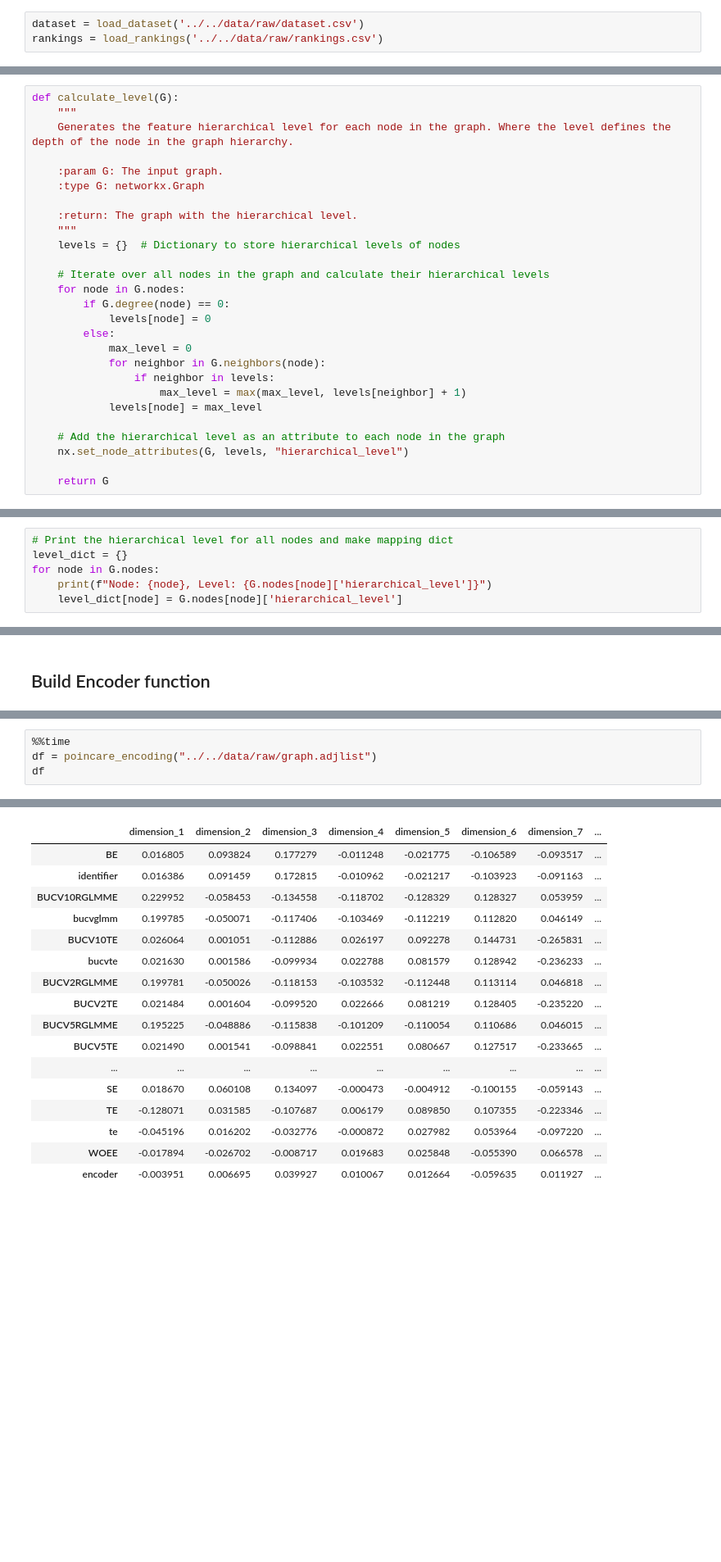
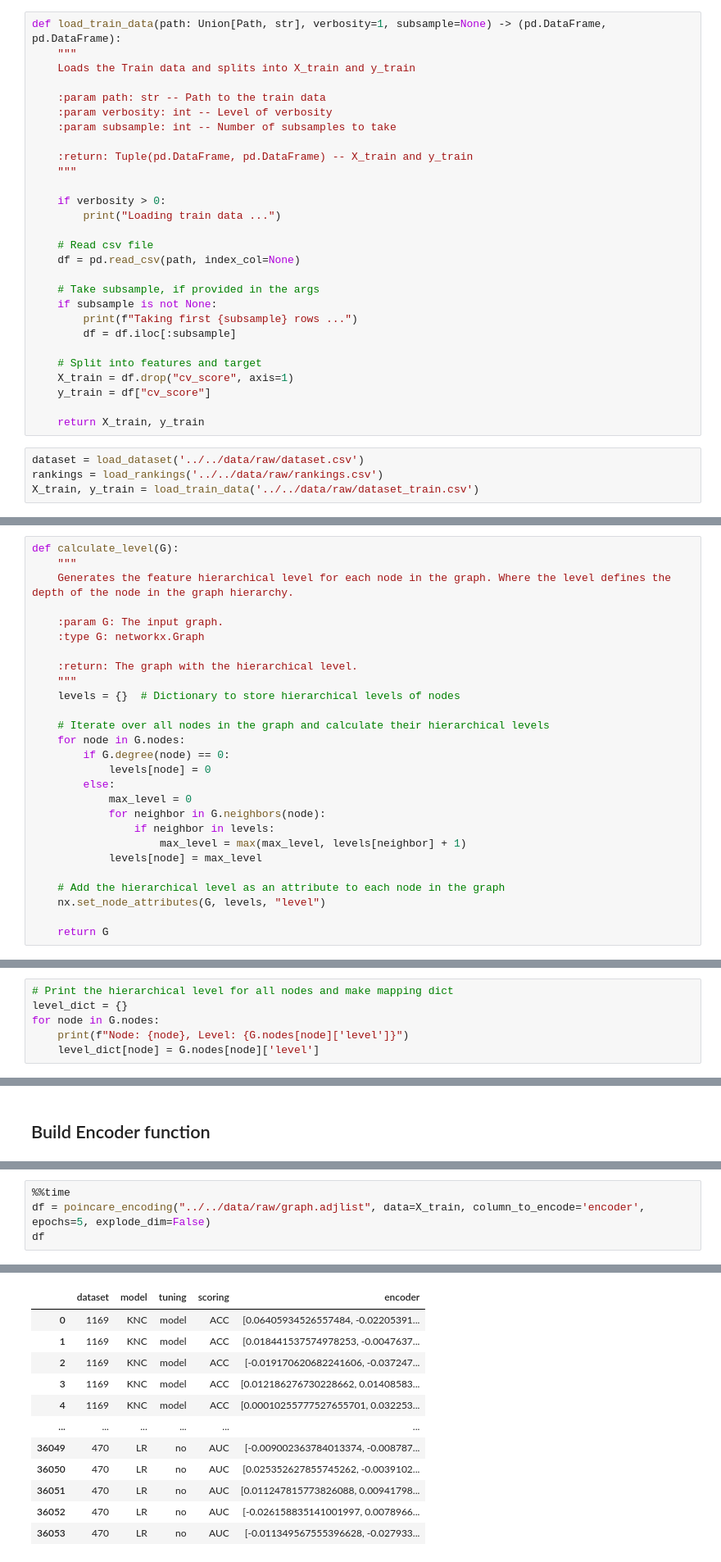
Before and after one commit to nina-prog/meta-learning-for-encoder-selection, a Jupyter notebook: notebooks/week09/week09-encoding-of-encoders.ipynb, the cells around one changed output, grey strips where cells are left out. Shown at 82% size. Cells and saved outputs as stored; diff of their text form; blank space fills up the shorter version.

```diff
--- a/notebooks/week09/week09-encoding-of-encoders.ipynb
+++ b/notebooks/week09/week09-encoding-of-encoders.ipynb
@@ -30,9 +29,38 @@ sns.set_palette(palette="Paired")
 np.random.seed(7)
 # %% [markdown]
 # Get data
+# %%
+def load_train_data(path: Union[Path, str], verbosity=1, subsample=None) -> (pd.DataFrame, pd.DataFrame):
+    """
+    Loads the Train data and splits into X_train and y_train
+
+    :param path: str -- Path to the train data
+    :param verbosity: int -- Level of verbosity
+    :param subsample: int -- Number of subsamples to take
+
+    :return: Tuple(pd.DataFrame, pd.DataFrame) -- X_train and y_train
+    """
+
+    if verbosity > 0:
+        print("Loading train data ...")
+
+    # Read csv file
+    df = pd.read_csv(path, index_col=None)
+
+    # Take subsample, if provided in the args
+    if subsample is not None:
+        print(f"Taking first {subsample} rows ...")
+        df = df.iloc[:subsample]
+
+    # Split into features and target
+    X_train = df.drop("cv_score", axis=1)
+    y_train = df["cv_score"]
+
+    return X_train, y_train
 # %%
 dataset = load_dataset('../../data/raw/dataset.csv')
 rankings = load_rankings('../../data/raw/rankings.csv')
+X_train, y_train = load_train_data('../../data/raw/dataset_train.csv')
 # %% [output]
 Loading data ...
 Loading rankings ...
@@ -89,7 +119,7 @@ def calculate_level(G):
             levels[node] = max_level
 
     # Add the hierarchical level as an attribute to each node in the graph
-    nx.set_node_attributes(G, levels, "hierarchical_level")
+    nx.set_node_attributes(G, levels, "level")
 
     return G
 # %%
@@ -99,8 +129,8 @@ G = calculate_level(G)
 # Print the hierarchical level for all nodes and make mapping dict
 level_dict = {}
 for node in G.nodes:
-    print(f"Node: {node}, Level: {G.nodes[node]['hierarchical_level']}")
-    level_dict[node] = G.nodes[node]['hierarchical_level']
+    print(f"Node: {node}, Level: {G.nodes[node]['level']}")
+    level_dict[node] = G.nodes[node]['level']
 # %% [output]
 Node: BE, Level: 0
 Node: identifier, Level: 1
@@ -300,5 +345,5 @@ def poincare_encoding(path_to_graph, encode_dim=None, epochs=10000, seed=7):
 # %%
 %%time
-df = poincare_encoding("../../data/raw/graph.adjlist")
+df = poincare_encoding("../../data/raw/graph.adjlist", data=X_train, column_to_encode='encoder', epochs=5, explode_dim=False)
 df
 # %% [output]
@@ -307,17 +352,12 @@ Wall time: 42 s
-|  | dimension_1 | dimension_2 | dimension_3 | dimension_4 | dimension_5 | dimension_6 | dimension_7 | ... |
-| BE | 0.016805 | 0.093824 | 0.177279 | -0.011248 | -0.021775 | -0.106589 | -0.093517 | ... |
-| identifier | 0.016386 | 0.091459 | 0.172815 | -0.010962 | -0.021217 | -0.103923 | -0.091163 | ... |
-| BUCV10RGLMME | 0.229952 | -0.058453 | -0.134558 | -0.118702 | -0.128329 | 0.128327 | 0.053959 | ... |
-| bucvglmm | 0.199785 | -0.050071 | -0.117406 | -0.103469 | -0.112219 | 0.112820 | 0.046149 | ... |
-| BUCV10TE | 0.026064 | 0.001051 | -0.112886 | 0.026197 | 0.092278 | 0.144731 | -0.265831 | ... |
-| bucvte | 0.021630 | 0.001586 | -0.099934 | 0.022788 | 0.081579 | 0.128942 | -0.236233 | ... |
-| BUCV2RGLMME | 0.199781 | -0.050026 | -0.118153 | -0.103532 | -0.112448 | 0.113114 | 0.046818 | ... |
-| BUCV2TE | 0.021484 | 0.001604 | -0.099520 | 0.022666 | 0.081219 | 0.128405 | -0.235220 | ... |
-| BUCV5RGLMME | 0.195225 | -0.048886 | -0.115838 | -0.101209 | -0.110054 | 0.110686 | 0.046015 | ... |
-| BUCV5TE | 0.021490 | 0.001541 | -0.098841 | 0.022551 | 0.080667 | 0.127517 | -0.233665 | ... |
-| ... | ... | ... | ... | ... | ... | ... | ... | ... |
-| SE | 0.018670 | 0.060108 | 0.134097 | -0.000473 | -0.004912 | -0.100155 | -0.059143 | ... |
-| TE | -0.128071 | 0.031585 | -0.107687 | 0.006179 | 0.089850 | 0.107355 | -0.223346 | ... |
-| te | -0.045196 | 0.016202 | -0.032776 | -0.000872 | 0.027982 | 0.053964 | -0.097220 | ... |
-| WOEE | -0.017894 | -0.026702 | -0.008717 | 0.019683 | 0.025848 | -0.055390 | 0.066578 | ... |
-| encoder | -0.003951 | 0.006695 | 0.039927 | 0.010067 | 0.012664 | -0.059635 | 0.011927 | ... |
+|  | dataset | model | tuning | scoring | encoder |
+| 0 | 1169 | KNC | model | ACC | [0.06405934526557484, -0.02205391... |
+| 1 | 1169 | KNC | model | ACC | [0.018441537574978253, -0.0047637... |
+| 2 | 1169 | KNC | model | ACC | [-0.019170620682241606, -0.037247... |
+| 3 | 1169 | KNC | model | ACC | [0.012186276730228662, 0.01408583... |
+| 4 | 1169 | KNC | model | ACC | [0.00010255777527655701, 0.032253... |
+| ... | ... | ... | ... | ... | ... |
+| 36049 | 470 | LR | no | AUC | [-0.009002363784013374, -0.008787... |
+| 36050 | 470 | LR | no | AUC | [0.025352627855745262, -0.0039102... |
+| 36051 | 470 | LR | no | AUC | [0.011247815773826088, 0.00941798... |
+| 36052 | 470 | LR | no | AUC | [-0.026158835141001997, 0.0078966... |
+| 36053 | 470 | LR | no | AUC | [-0.011349567555396628, -0.027933... |
```
Also changed, not shown: parts of 15 cells of this notebook.
